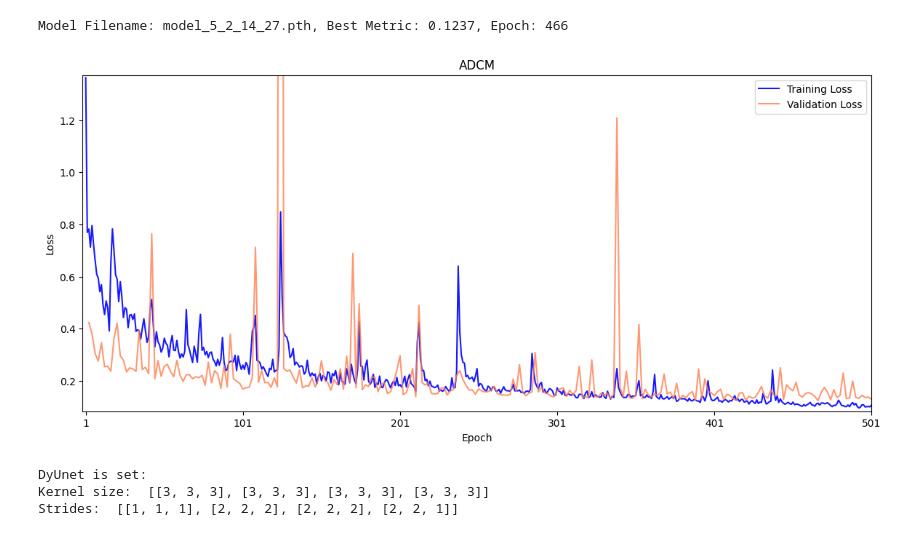
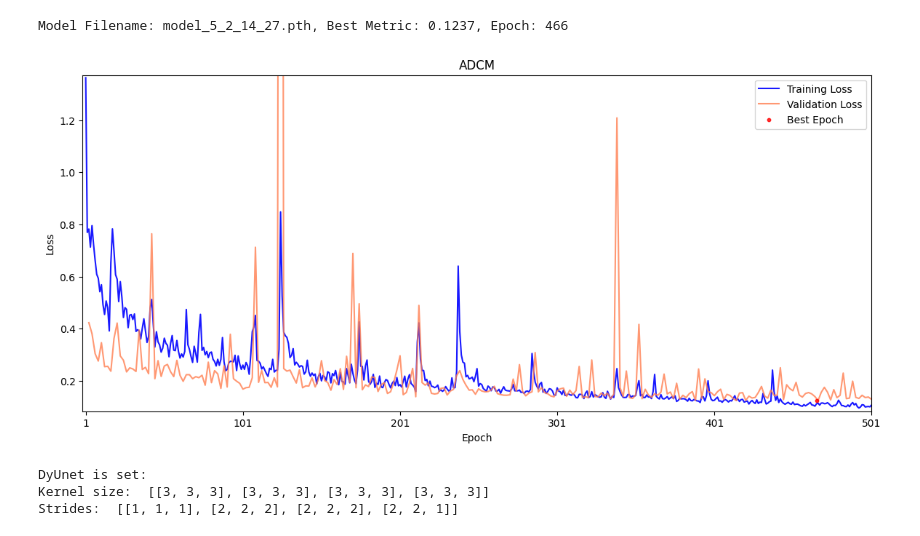
Before and after one commit to s-shahpouri/DL_PET, a Jupyter notebook: Inference_ADCM.ipynb, the cells around one changed output. Drawn from its saved outputs; the diff is of its cells as text; code cells hidden in the pictures.

```diff
--- a/Inference_ADCM.ipynb
+++ b/Inference_ADCM.ipynb
@@ -126,34 +126,36 @@ max_epochs = len(train_losses)
 start_epoch = 1  # Can be set to any valid epoch number, including 1
 val_interval = 2  # Update this if your validation interval is different
 
 # Ensure start_epoch is within the range of available data
 start_epoch = max(1, min(start_epoch, max_epochs))
 
 # Calculate the range of epochs for training and validation
 epochs = range(start_epoch, max_epochs + 1)
 val_epochs = range(start_epoch + val_interval - ((start_epoch - 1) % val_interval), max_epochs + 1, val_interval)
 
 # Adjust the indices for slicing based on the starting epoch
 train_idx = start_epoch - 1
 val_idx = (start_epoch - 1) // val_interval
 
 # Plotting
 plt.figure(figsize=(14, 6))
 plt.plot(epochs, train_losses[train_idx:], label='Training Loss', color='blue', alpha=0.9)
 if len(val_epochs) > 0 and val_idx < len(val_losses):
     plt.plot(val_epochs, val_losses[val_idx:val_idx+len(val_epochs)], label='Validation Loss', color='coral', alpha=0.8)
+best_val_loss = val_losses[best_epoch // val_interval - 1]  # Example best validation loss
+plt.scatter(best_epoch, best_val_loss, color='red', s=10, label='Best Epoch', zorder=5, alpha = 0.8)
 
 plt.xlabel('Epoch')
 plt.ylabel('Loss')
 plt.title('ADCM')
 plt.legend()
 plt.xlim(-1, 20) #max_epochs + 1)  # Adjust the x-axis start and end points
 plt.ylim(min(train_losses+val_losses)-0.01, max(train_losses)+0.01)  # Adjust y-axis to start slightly below min loss value
 
 plt.xticks(np.arange(start_epoch, max_epochs + 1, 100))  # Adjust the x-axis ticks if needed
 plt.show()
 # %% [output]
-[figure, old version]
+[figure, new version]
 # %%
 import os
 import torch
```
Also changed, not shown: 2 other files.
